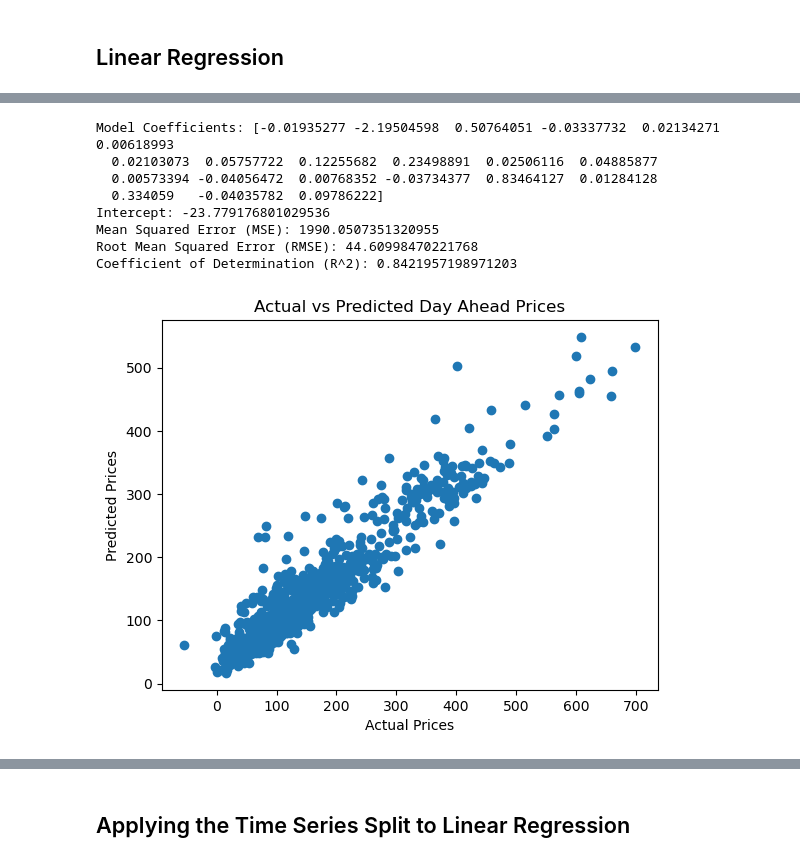
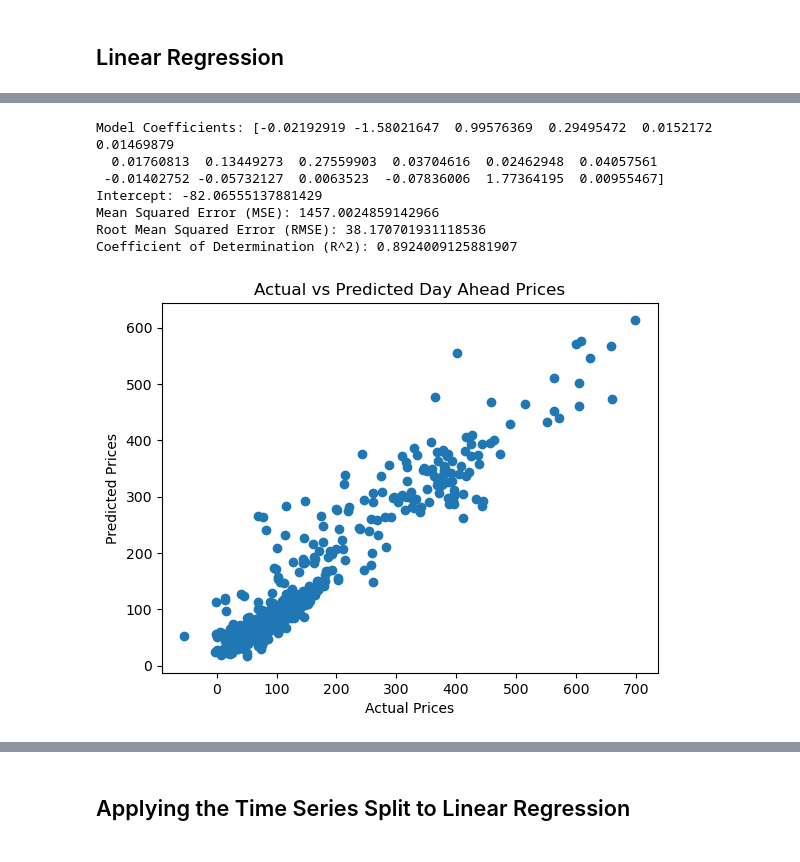
Before and after one commit to stefgr1/Prediction_of_energy_prices, a Jupyter notebook: predictions/Linear_regression/linear_regression.ipynb, the cells around one changed output, grey strips where cells are left out. Drawn from its saved outputs; the diff is of its cells as text; code cells hidden in the pictures.

Commit message:
Added new models

```diff
--- a/predictions/Linear_regression/linear_regression.ipynb
+++ b/predictions/Linear_regression/linear_regression.ipynb
@@ -163,39 +142,44 @@ data.head()
+# %%
+# Load the train and test data
+train_df = load_and_prepare_data('../../data/Final_data/train_df.csv')
+test_df = load_and_prepare_data('../../data/Final_data/test_df.csv')
 # %%
 # Drop the rows with missing values
-data.dropna(inplace=True)
+train_df.dropna(inplace=True)
+test_df.dropna(inplace=True)
 
 # 'Day_ahead_price' is target variable
-X = data.drop(['Day_ahead_price (€/MWh)'], axis=1)
-y = data['Day_ahead_price (€/MWh)']
+X_train = train_df.drop(['Day_ahead_price (€/MWh)'], axis=1)
+y_train = train_df['Day_ahead_price (€/MWh)']
+
+# 'Day_ahead_price' is target variable
+X_test = test_df.drop(['Day_ahead_price (€/MWh)'], axis=1)
+y_test = test_df['Day_ahead_price (€/MWh)']
 # %%
-# Performing train-test split
-X_train, X_test, y_train, y_test = train_test_split_sequential(X, y, test_size=0.2)
-
 # Model Training
 model = LinearRegression()
 model.fit(X_train, y_train)
 y_pred = model.predict(X_test)
 
 # Model Evaluation
 print("Model Coefficients:", model.coef_)
 print("Intercept:", model.intercept_)
 print("Mean Squared Error (MSE):", mean_squared_error(y_test, y_pred))
 print("Root Mean Squared Error (RMSE):", np.sqrt(mean_squared_error(y_test, y_pred)))
 print("Coefficient of Determination (R^2):", r2_score(y_test, y_pred))
 
 # Visualize the actual vs predicted values
 plt.scatter(y_test, y_pred)
 plt.xlabel("Actual Prices")
 plt.ylabel("Predicted Prices")
 plt.title("Actual vs Predicted Day Ahead Prices")
 plt.show()
 # %% [output]
-Model Coefficients: [-0.01935277 -2.19504598  0.50764051 -0.03337732  0.02134271  0.00618993
-  0.02103073  0.05757722  0.12255682  0.23498891  0.02506116  0.04885877
-  0.00573394 -0.04056472  0.00768352 -0.03734377  0.83464127  0.01284128
-  0.334059   -0.04035782  0.09786222]
-Intercept: -23.779176801029536
-Mean Squared Error (MSE): 1990.0507351320955
-Root Mean Squared Error (RMSE): 44.60998470221768
-Coefficient of Determination (R^2): 0.8421957198971203
+Model Coefficients: [-0.02192919 -1.58021647  0.99576369  0.29495472  0.0152172   0.01469879
+  0.01760813  0.13449273  0.27559903  0.03704616  0.02462948  0.04057561
+ -0.01402752 -0.05732127  0.0063523  -0.07836006  1.77364195  0.00955467]
+Intercept: -82.06555137881429
+Mean Squared Error (MSE): 1457.0024859142966
+Root Mean Squared Error (RMSE): 38.170701931118536
+Coefficient of Determination (R^2): 0.8924009125881907
-[figure, old version]
+[figure, new version]
```
Also changed, not shown: parts of 18 cells of this notebook, 31 other files.
